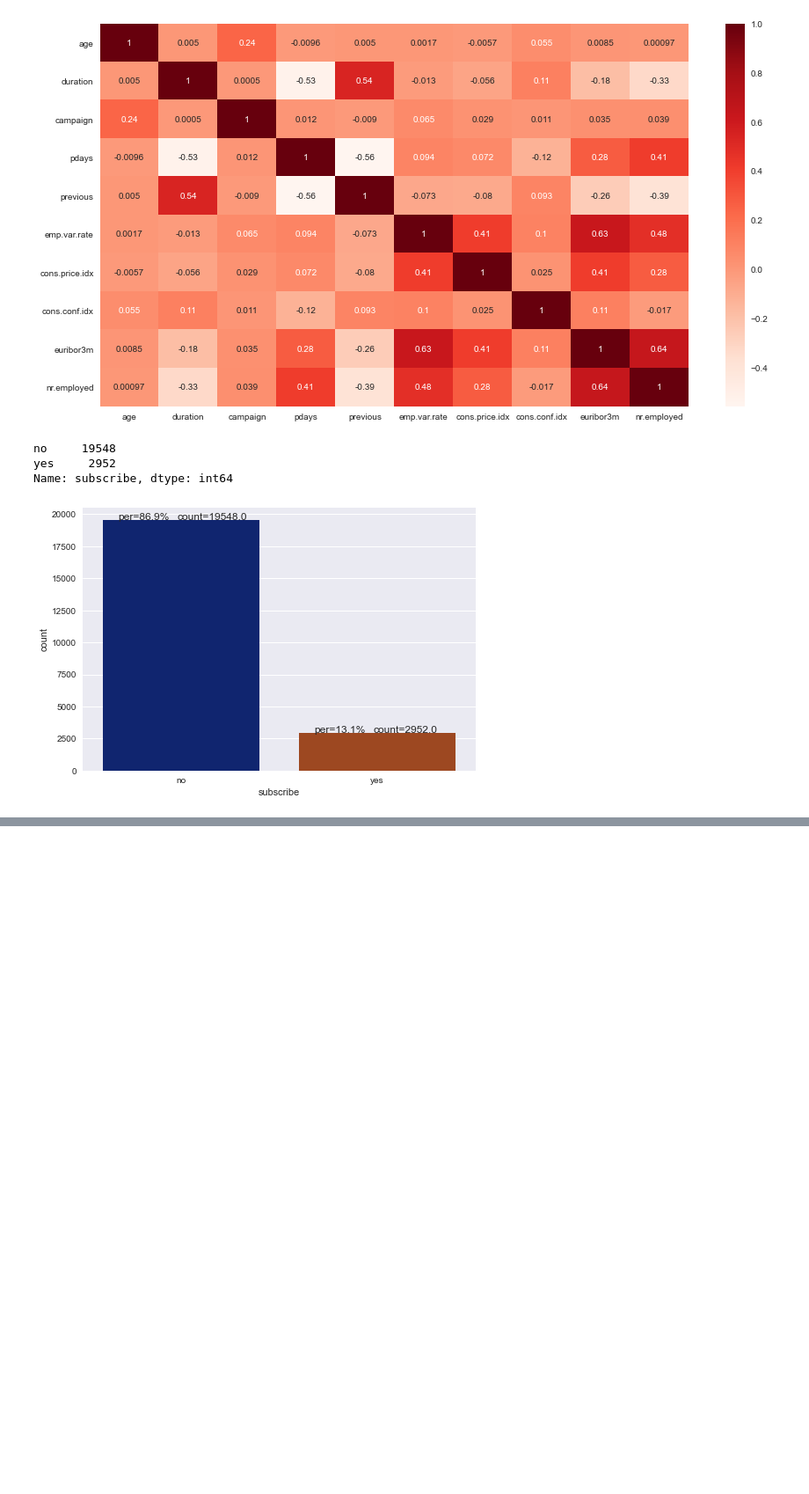
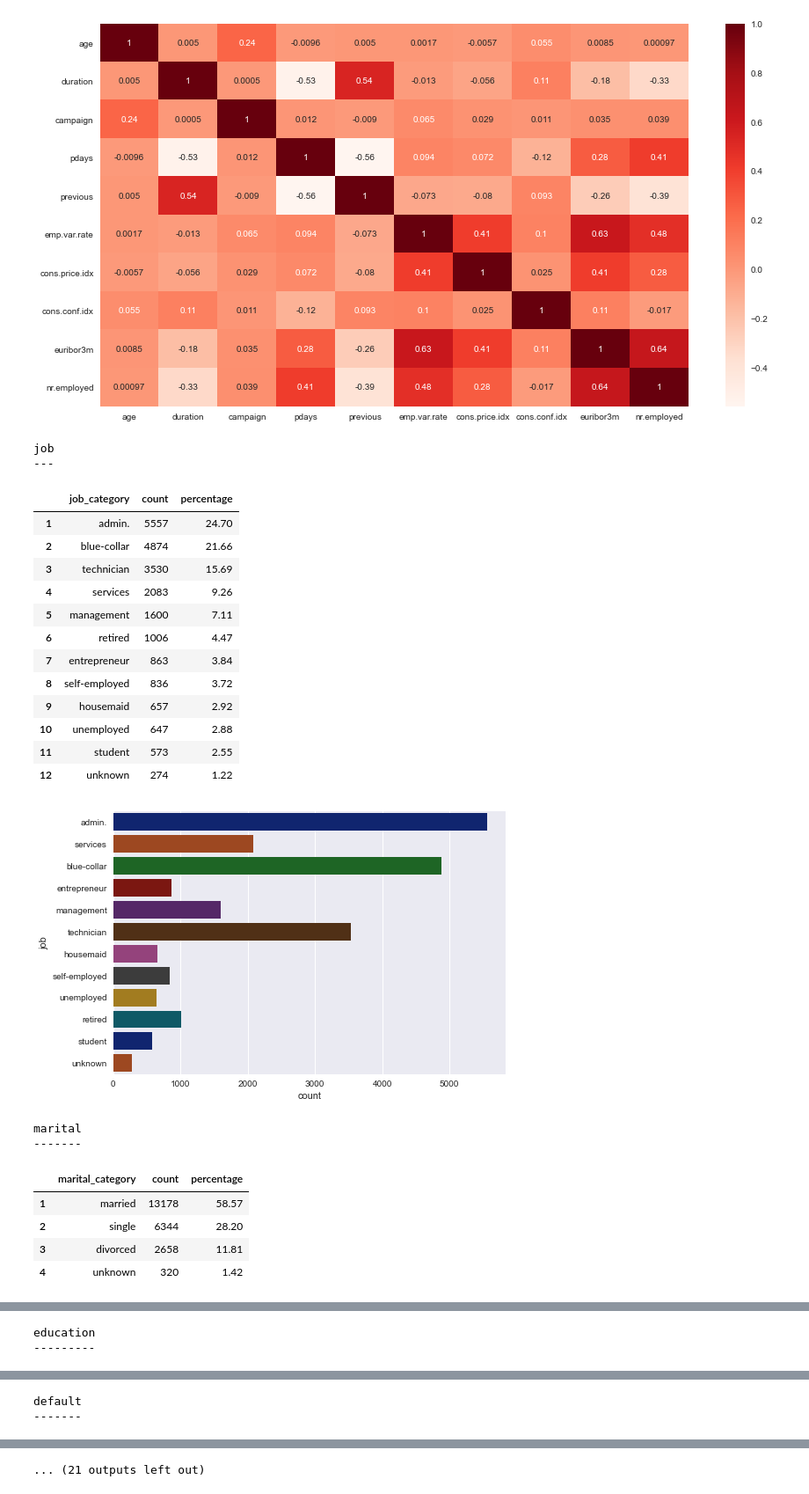
Before and after one commit to yash-meshram/Bank-Direct-Marketing, a Jupyter notebook: Training.ipynb, the cells around one changed output, grey strips where cells are left out. Shown: that part at 88% size. Drawn from its saved outputs; the diff is of its cells as text; code cells hidden in the pictures; blank space fills up the shorter version.

```diff
--- a/Training.ipynb
+++ b/Training.ipynb
@@ -202,23 +188,46 @@ sns.heatmap(df.corr(), annot=True, cmap="Reds")
 plt.show()
 # %% [output]
 [figure]
-# %%
-display(df['subscribe'].value_counts())
-
-def count_on_bar_without_hue(ax, feature):
-    total = len(feature)
-    for p in ax.patches:
-        percentage = 'per={:.1f}%'.format(100 * p.get_height()/total)
-        count = 'count={:.1f}'.format(p.get_height())
-        x = p.get_x() + p.get_width() / 10
-        y = p.get_y() + p.get_height()
-        ax.annotate(percentage, (x, y), size = 12)
-        ax.annotate(count, (x+0.3, y), size = 12)
-
-ax = sns.countplot('subscribe', data=df, palette='dark')
-count_on_bar_without_hue(ax, df.subscribe)
-# %% [output]
-no     19548
-yes     2952
-Name: subscribe, dtype: int64
-[figure, removed]
+# %%
+def compare_categories_in_column(df, column_name):
+    # Title
+    print(column_name)
+    print("-"*len(column_name))
+
+    # Table
+    table = pd.DataFrame(df[column_name].value_counts().reset_index())
+    table.columns = [column_name+'_category', 'count']
+    table.index += 1
+    table['percentage'] = (table['count'] / table['count'].sum() * 100).round(2)
+    display(table)
+
+    # Plot
+    ax = sns.countplot(y=column_name, data=df, palette='dark')
+    plt.show()
+# %%
+for i in df.select_dtypes('O').columns.to_list():
+    compare_categories_in_column(df, i)
+# %% [output]
+job
+---
+|  | job_category | count | percentage |
+| 1 | admin. | 5557 | 24.70 |
+| 2 | blue-collar | 4874 | 21.66 |
+| 3 | technician | 3530 | 15.69 |
+| 4 | services | 2083 | 9.26 |
+| 5 | management | 1600 | 7.11 |
+| 6 | retired | 1006 | 4.47 |
+| 7 | entrepreneur | 863 | 3.84 |
+| 8 | self-employed | 836 | 3.72 |
+| 9 | housemaid | 657 | 2.92 |
+| 10 | unemployed | 647 | 2.88 |
+| 11 | student | 573 | 2.55 |
+| 12 | unknown | 274 | 1.22 |
+[figure, added]
+marital
+-------
+|  | marital_category | count | percentage |
+| 1 | married | 13178 | 58.57 |
+| 2 | single | 6344 | 28.20 |
+| 3 | divorced | 2658 | 11.81 |
+| 4 | unknown | 320 | 1.42 |
@@ -224,0 +235,2 @@ Name: subscribe, dtype: int64
+education
+---------
@@ -224,0 +247,2 @@ Name: subscribe, dtype: int64
+default
+-------
@@ -224,0 +254 @@ Name: subscribe, dtype: int64
+... (21 outputs left out)
```
Also changed, not shown: parts of 13 cells of this notebook.
